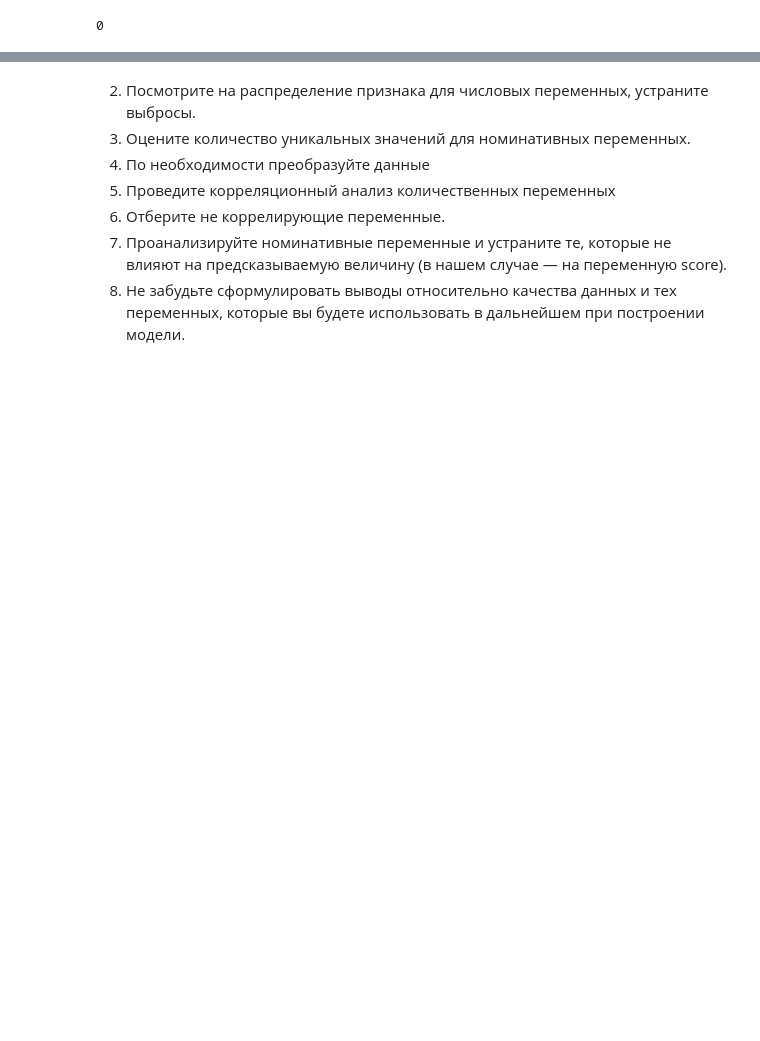
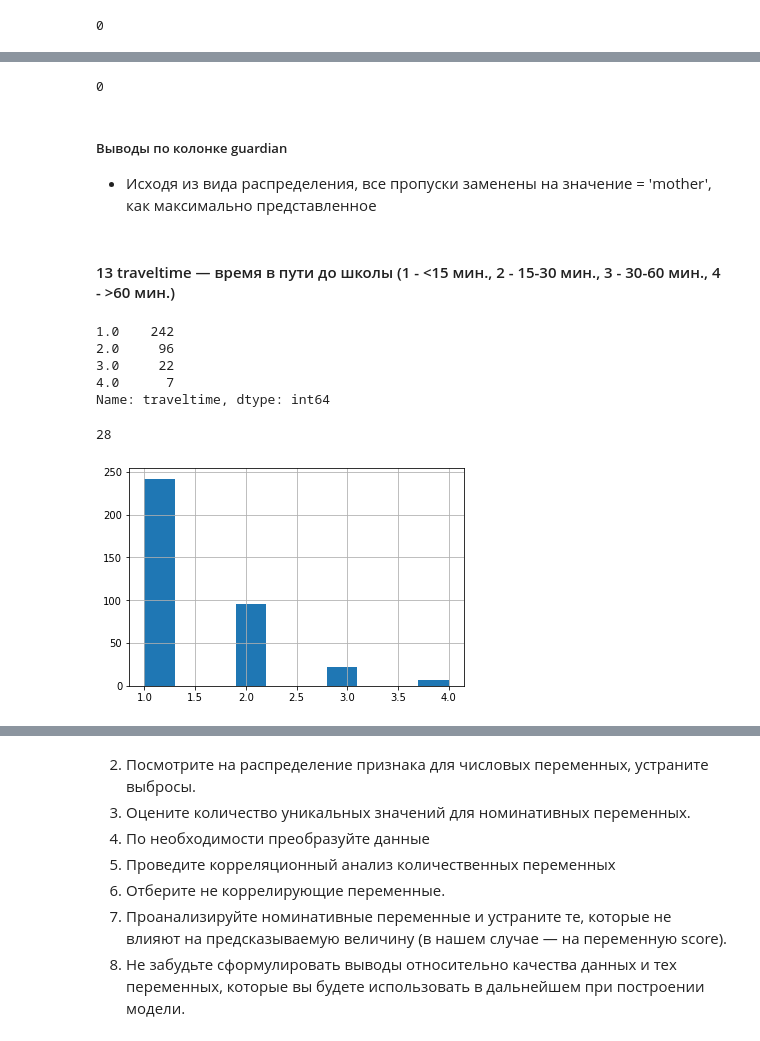
Before and after one commit to obkiselev/SF, a Jupyter notebook: real_DS-05_EDA/homework/stud_math.ipynb, the cells around one changed output, grey strips where cells are left out. Cells and saved outputs as stored; diff of their text form; code cells hidden in the pictures; blank space fills up the shorter version.

```diff
--- a/real_DS-05_EDA/homework/stud_math.ipynb
+++ b/real_DS-05_EDA/homework/stud_math.ipynb
@@ -641,0 +719,24 @@ stud.Fjob.isnull().sum()
+# %%
+guardian_null_idx = stud.loc[stud.guardian.isnull()].index
+stud.loc[guardian_null_idx, 'guardian'] = 'mother'
+# Проверка после замены
+stud.guardian.isnull().sum()
+# %% [output]
+0
+# %% [markdown]
+##### Выводы по колонке guardian
+- Исходя из вида распределения, все пропуски заменены на значение = 'mother', как максимально представленное
+# %% [markdown]
+#### 13 traveltime — время в пути до школы (1 - <15 мин., 2 - 15-30 мин., 3 - 30-60 мин., 4 - >60 мин.)
+# %%
+stud.traveltime.hist();
+print(stud.traveltime.value_counts())
+stud.traveltime.isnull().sum()
+# %% [output]
+1.0    242
+2.0     96
+3.0     22
+4.0      7
+Name: traveltime, dtype: int64
+28
+[figure, added]
```
Also changed, not shown: parts of 128 cells of this notebook, 1 other file.
